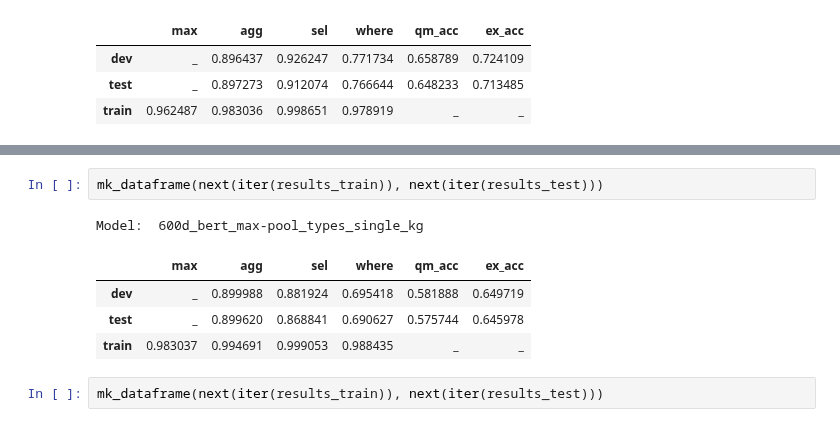
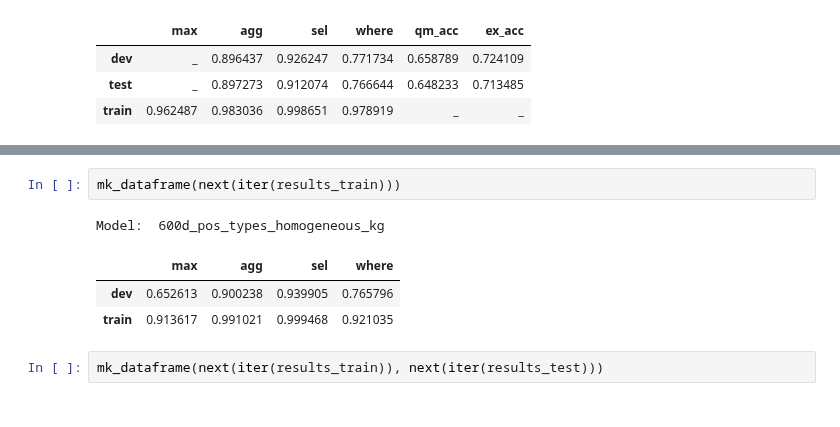
Before and after one commit to LukasMut/TypeSQL-plus-BERT, a Jupyter notebook: results.ipynb, the cells around one changed output, grey strips where cells are left out. Drawn from its saved outputs; the diff is of its cells as text.

```diff
--- a/results.ipynb
+++ b/results.ipynb
@@ -160,11 +182,10 @@ Model:  600d_bert_max-pool_pos_types_single_kg
 # %%
-mk_dataframe(next(iter(results_train)), next(iter(results_test)))
+mk_dataframe(next(iter(results_train)))
 # %% [output]
-Model:  600d_bert_max-pool_types_single_kg
+Model:  600d_pos_types_homogeneous_kg
-|  | max | agg | sel | where | qm_acc | ex_acc |
-| dev | _ | 0.899988 | 0.881924 | 0.695418 | 0.581888 | 0.649719 |
-| test | _ | 0.899620 | 0.868841 | 0.690627 | 0.575744 | 0.645978 |
-| train | 0.983037 | 0.994691 | 0.999053 | 0.988435 | _ | _ |
+|  | max | agg | sel | where |
+| dev | 0.652613 | 0.900238 | 0.939905 | 0.765796 |
+| train | 0.913617 | 0.991021 | 0.999468 | 0.921035 |
 # %%
 mk_dataframe(next(iter(results_train)), next(iter(results_test)))
 # %% [output]
```
Also changed, not shown: parts of 7 cells of this notebook, 5 other files.
